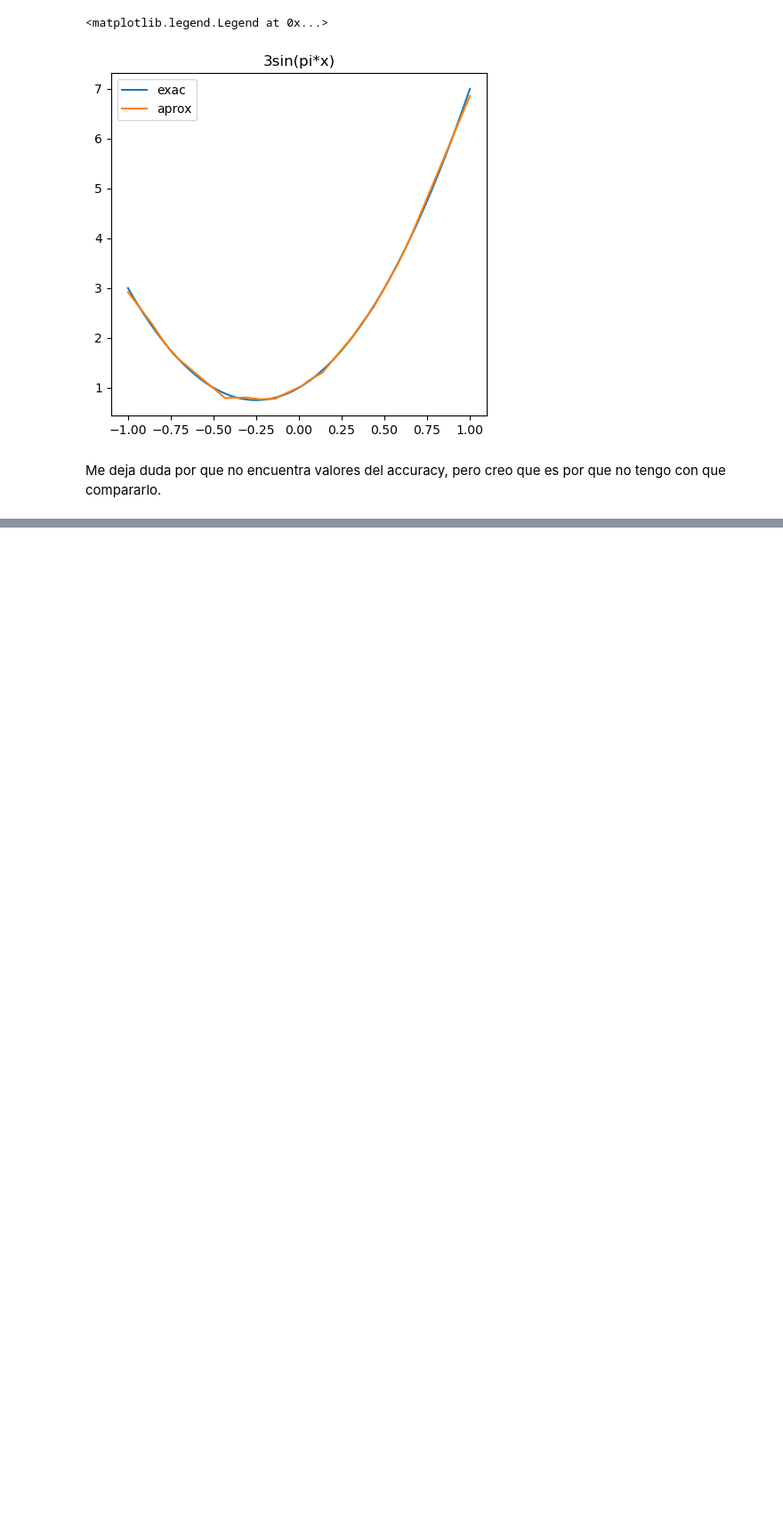
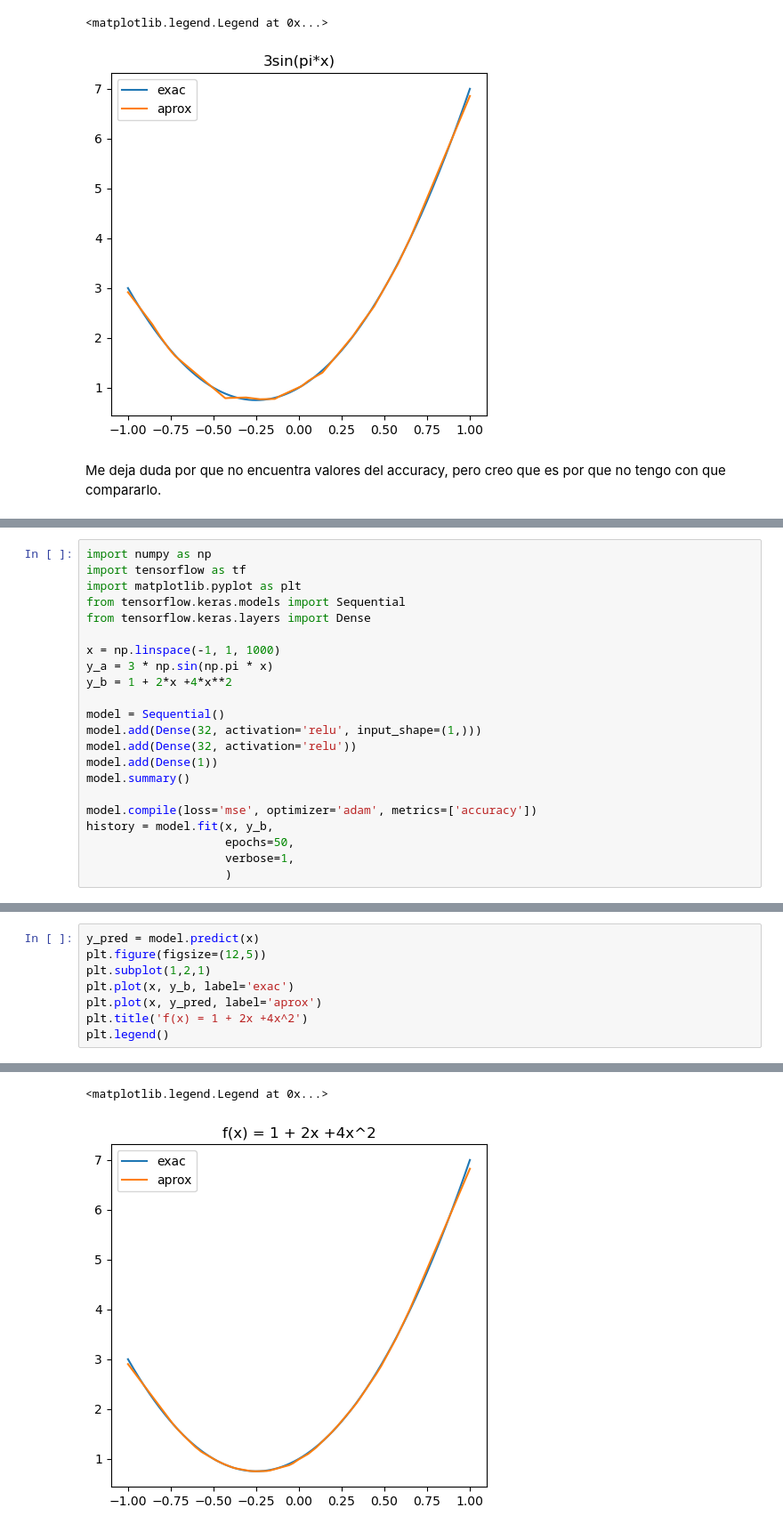
Before and after one commit to RZeusHerMun/RNAs, a Jupyter notebook: T5 - Solvers of EDOS/2. Grafica y solucion de ecuaciones.ipynb, the cells around one changed output, grey strips where cells are left out. Shown at 89% size. Drawn from its saved outputs; the diff is of its cells as text; blank space fills up the shorter version.

```diff
--- a/T5 - Solvers of EDOS/2. Grafica y solucion de ecuaciones.ipynb
+++ b/T5 - Solvers of EDOS/2. Grafica y solucion de ecuaciones.ipynb
@@ -84,0 +87,22 @@ Me deja duda por que no encuentra valores del accuracy, pero creo que es por que
+# %%
+import numpy as np
+import tensorflow as tf
+import matplotlib.pyplot as plt
+from tensorflow.keras.models import Sequential
+from tensorflow.keras.layers import Dense
+
+x = np.linspace(-1, 1, 1000)
+y_a = 3 * np.sin(np.pi * x)
+y_b = 1 + 2*x +4*x**2
+
+model = Sequential()
+model.add(Dense(32, activation='relu', input_shape=(1,)))
+model.add(Dense(32, activation='relu'))
+model.add(Dense(1))
+model.summary()
+
+model.compile(loss='mse', optimizer='adam', metrics=['accuracy'])
+history = model.fit(x, y_b,
+                    epochs=50,
+                    verbose=1,
+                    )
@@ -84,0 +127,9 @@ Me deja duda por que no encuentra valores del accuracy, pero creo que es por que
+# %%
+y_pred = model.predict(x)
+plt.figure(figsize=(12,5))
+plt.subplot(1,2,1)
+plt.plot(x, y_b, label='exac')
+plt.plot(x, y_pred, label='aprox')
+plt.title('f(x) = 1 + 2x +4x^2')
+plt.legend()
+# %% [output]
@@ -84,0 +137,2 @@ Me deja duda por que no encuentra valores del accuracy, pero creo que es por que
+<matplotlib.legend.Legend at 0x...>
+[figure, added]
```
Also changed, not shown: parts of 4 cells of this notebook, 3 other files.
